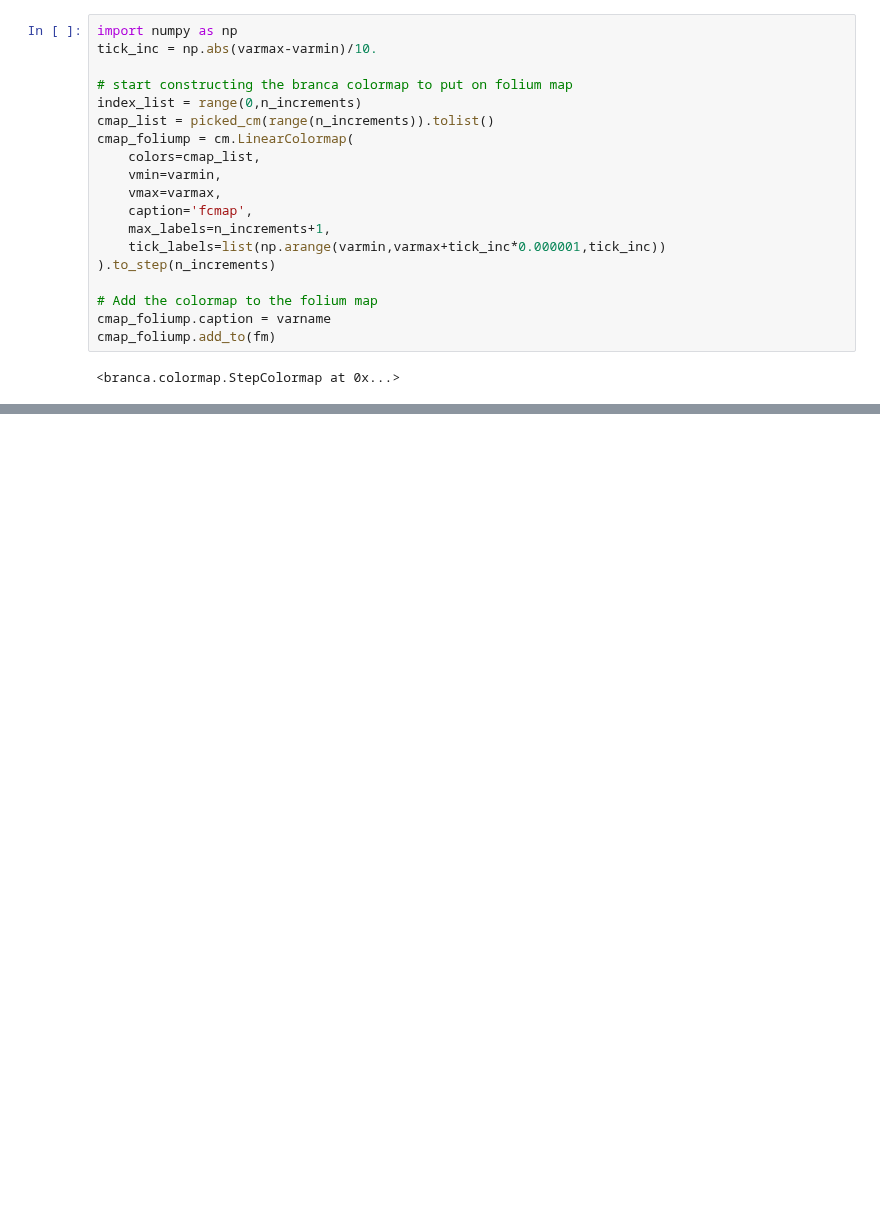
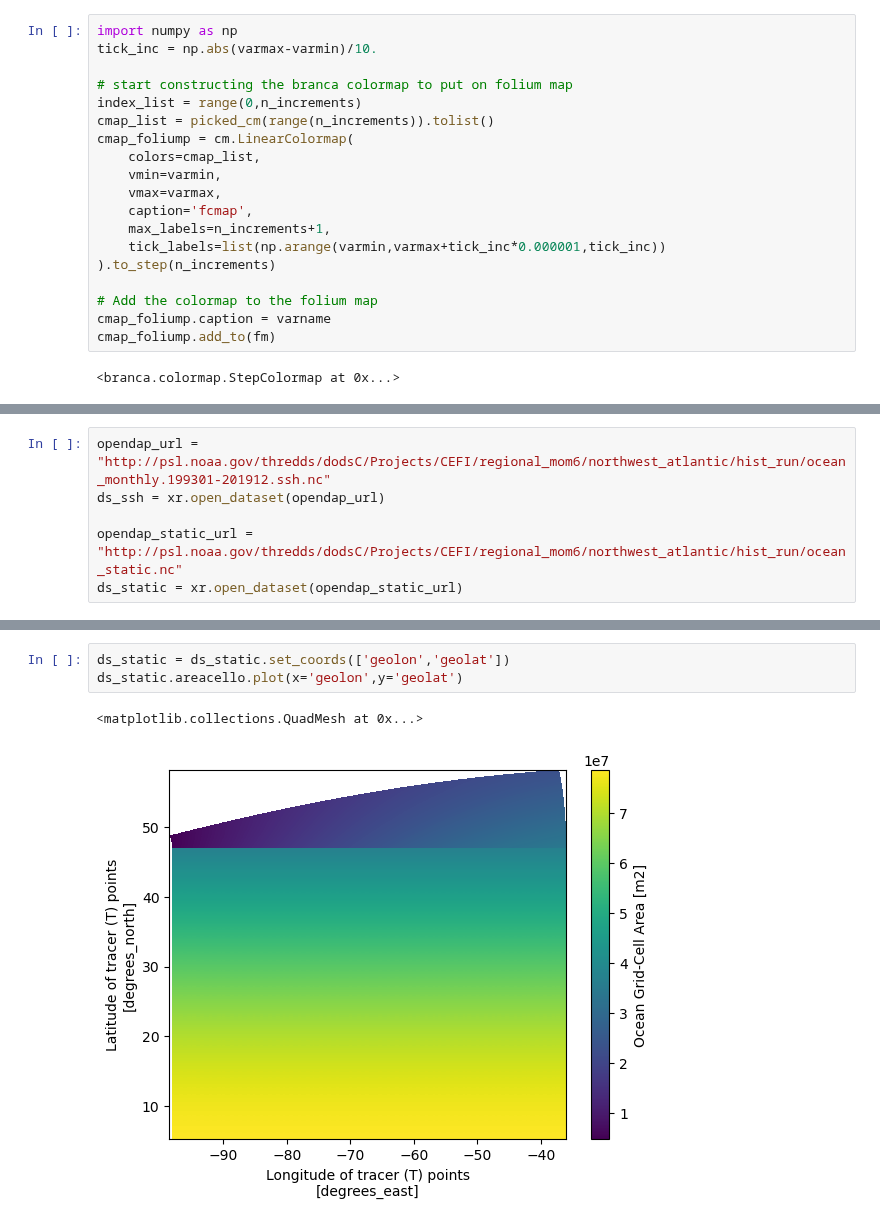
Before and after one commit to chiaweh2/cefi-cookbook, a Jupyter notebook: content/data_access/access_opendap/python_get_cefi.ipynb, the cells around one changed output, grey strips where cells are left out. Cells and saved outputs as stored; diff of their text form; blank space fills up the shorter version.

```diff
--- a/content/data_access/access_opendap/python_get_cefi.ipynb
+++ b/content/data_access/access_opendap/python_get_cefi.ipynb
@@ -194,0 +207,6 @@ fm
+# %%
+opendap_url = "http://psl.noaa.gov/thredds/dodsC/Projects/CEFI/regional_mom6/northwest_atlantic/hist_run/ocean_monthly.199301-201912.ssh.nc"
+ds_ssh = xr.open_dataset(opendap_url)
+
+opendap_static_url = "http://psl.noaa.gov/thredds/dodsC/Projects/CEFI/regional_mom6/northwest_atlantic/hist_run/ocean_static.nc"
+ds_static = xr.open_dataset(opendap_static_url)
@@ -194,0 +265,6 @@ fm
+# %%
+ds_static = ds_static.set_coords(['geolon','geolat'])
+ds_static.areacello.plot(x='geolon',y='geolat')
+# %% [output]
+<matplotlib.collections.QuadMesh at 0x...>
+[figure, added]
```
Also changed, not shown: parts of 15 cells of this notebook.
